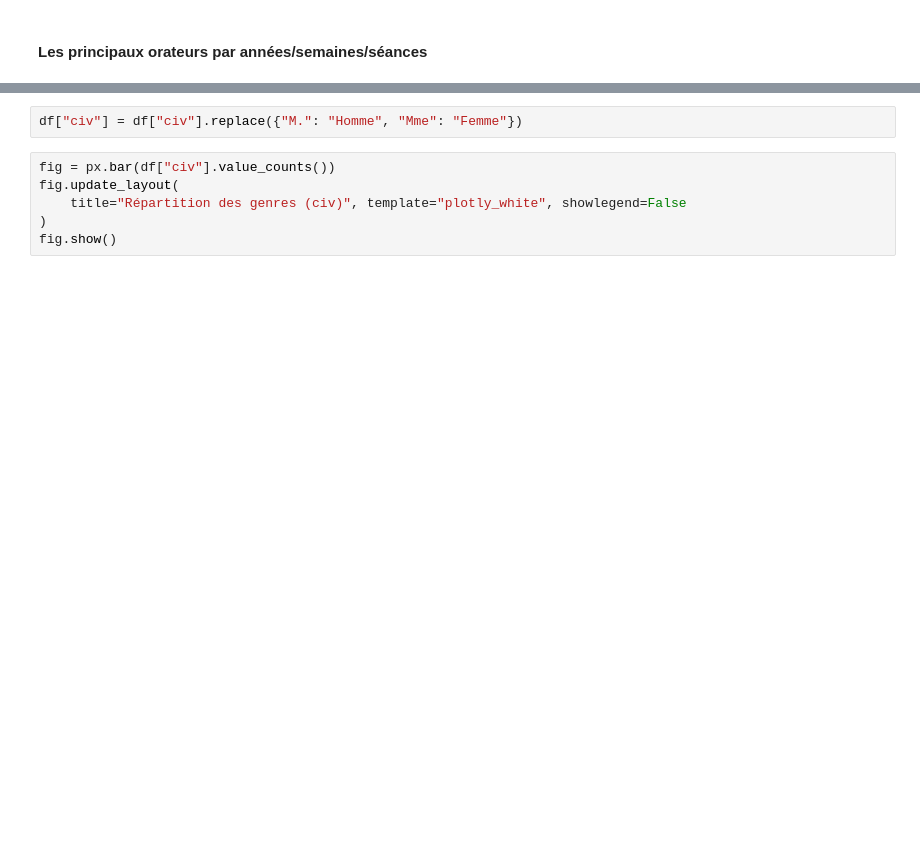
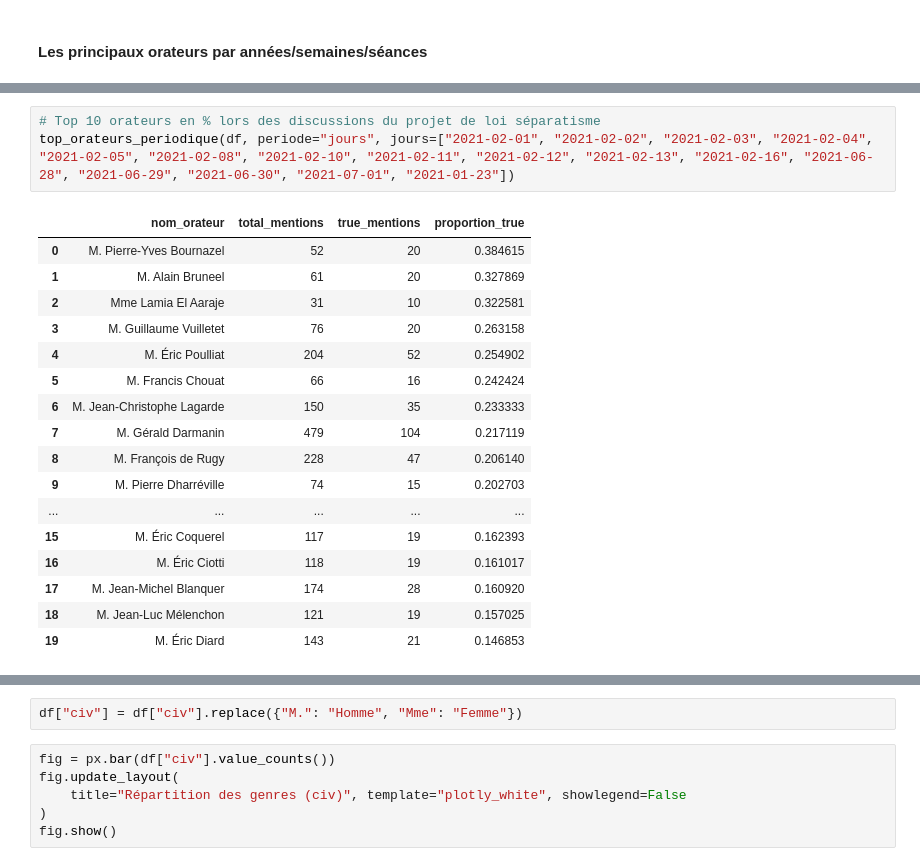
Before and after one commit to Matthias-Levalet/republique-cest-quoi, a Jupyter notebook: exploration/4- Analysis %.ipynb, the cells around one changed output, grey strips where cells are left out. Cells and saved outputs as stored; diff of their text form; blank space fills up the shorter version.

```diff
--- a/exploration/4- Analysis %.ipynb
+++ b/exploration/4- Analysis %.ipynb
@@ -797,0 +791,21 @@ fig_orateurs_time.show()
+# %%
+# Top 10 orateurs en % lors des discussions du projet de loi séparatisme
+top_orateurs_periodique(df, periode="jours", jours=["2021-02-01", "2021-02-02", "2021-02-03", "2021-02-04", "2021-02-05", "2021-02-08", "2021-02-10", "2021-02-11", "2021-02-12", "2021-02-13", "2021-02-16", "2021-06-28", "2021-06-29", "2021-06-30", "2021-07-01", "2021-01-23"])
+# %% [output]
+|  | nom_orateur | total_mentions | true_mentions | proportion_true |
+| 0 | M. Pierre-Yves Bournazel | 52 | 20 | 0.384615 |
+| 1 | M. Alain Bruneel | 61 | 20 | 0.327869 |
+| 2 | Mme Lamia El Aaraje | 31 | 10 | 0.322581 |
+| 3 | M. Guillaume Vuilletet | 76 | 20 | 0.263158 |
+| 4 | M. Éric Poulliat | 204 | 52 | 0.254902 |
+| 5 | M. Francis Chouat | 66 | 16 | 0.242424 |
+| 6 | M. Jean-Christophe Lagarde | 150 | 35 | 0.233333 |
+| 7 | M. Gérald Darmanin | 479 | 104 | 0.217119 |
+| 8 | M. François de Rugy | 228 | 47 | 0.206140 |
+| 9 | M. Pierre Dharréville | 74 | 15 | 0.202703 |
+| ... | ... | ... | ... | ... |
+| 15 | M. Éric Coquerel | 117 | 19 | 0.162393 |
+| 16 | M. Éric Ciotti | 118 | 19 | 0.161017 |
+| 17 | M. Jean-Michel Blanquer | 174 | 28 | 0.160920 |
+| 18 | M. Jean-Luc Mélenchon | 121 | 19 | 0.157025 |
+| 19 | M. Éric Diard | 143 | 21 | 0.146853 |
```
Also changed, not shown: parts of 42 cells of this notebook, 1 other file.
